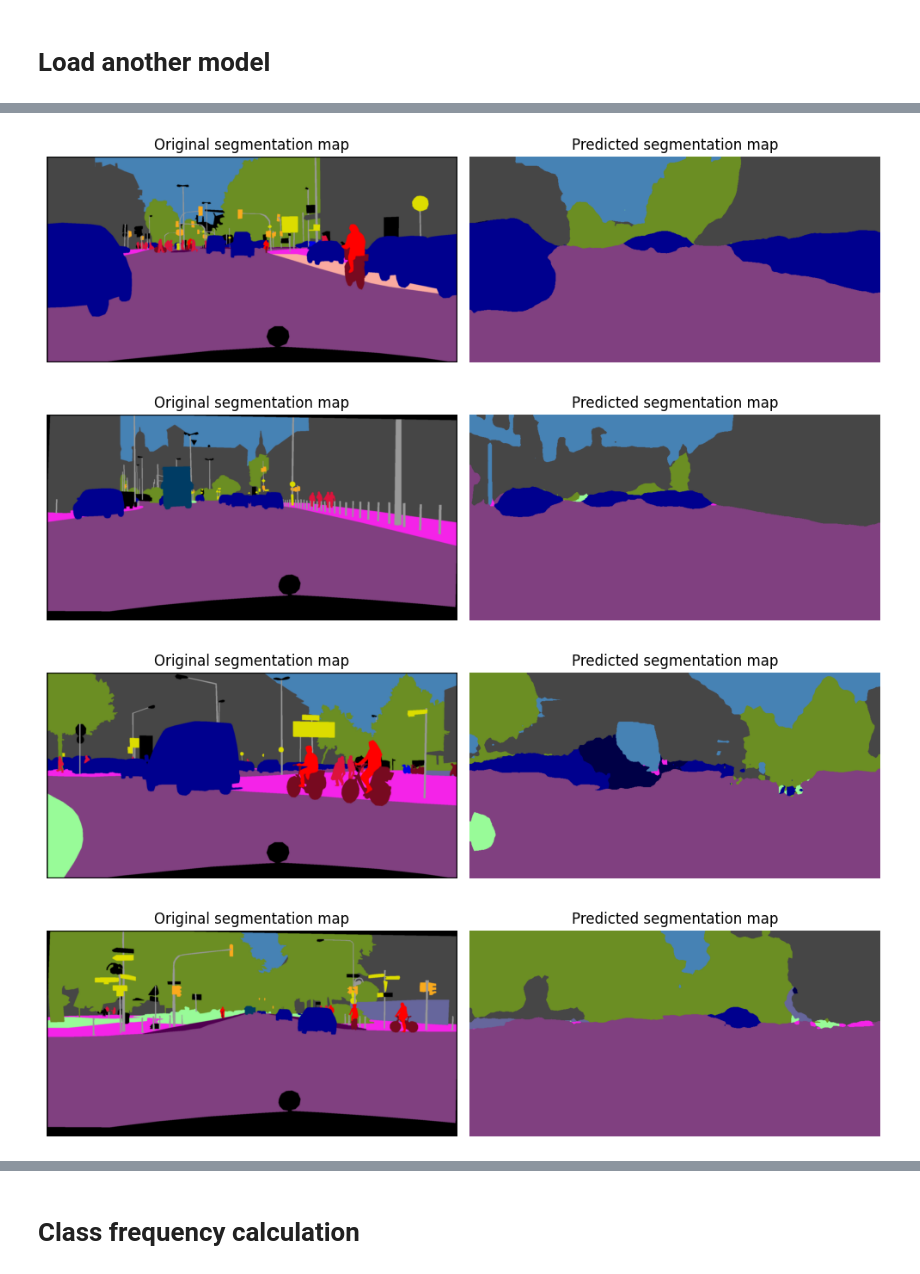
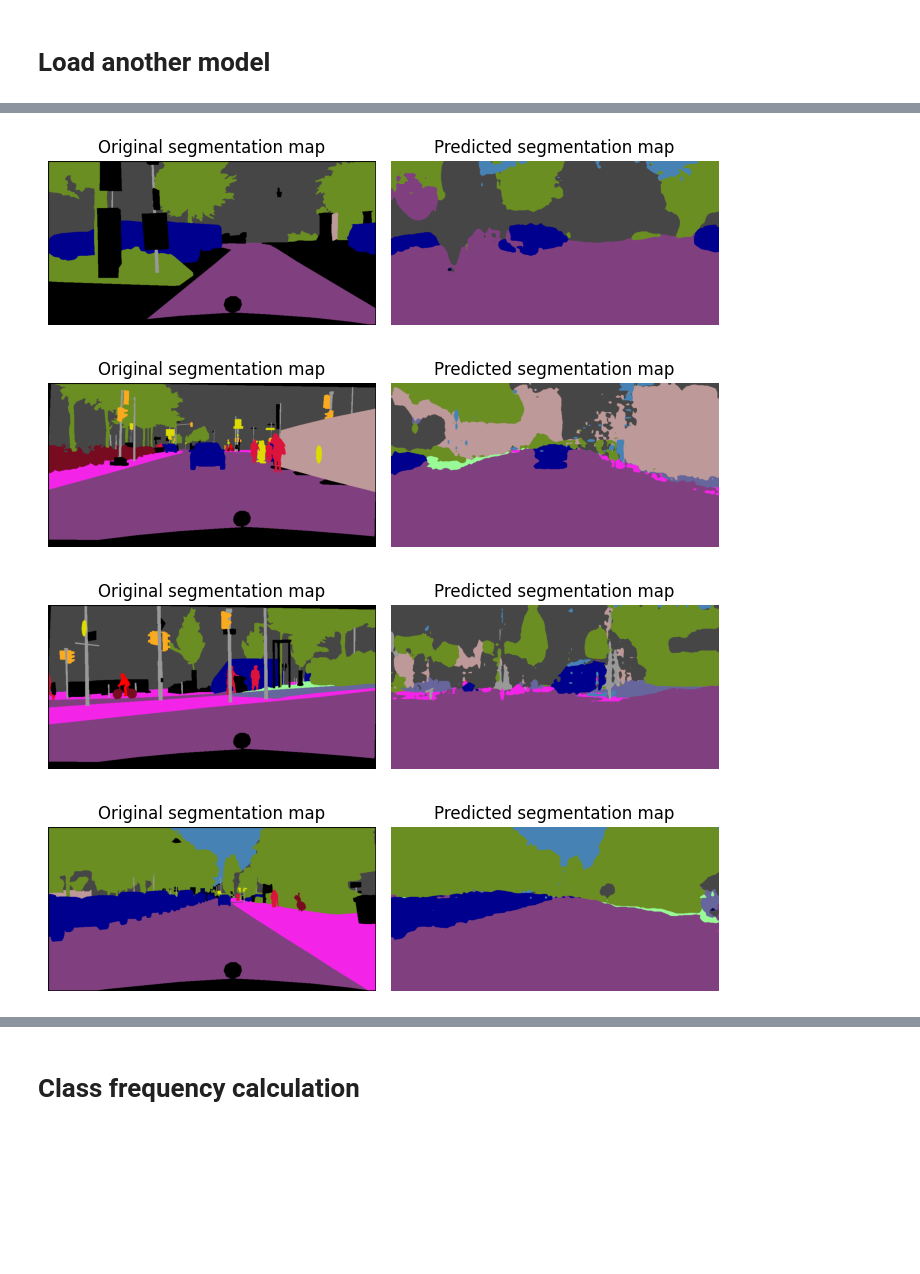
Before and after one commit to OTOTOTO02/MLDL2024_project1, a Jupyter notebook: Semantic_Segmentation_DACS.ipynb, the cells around one changed output, grey strips where cells are left out. Drawn from its saved outputs; the diff is of its cells as text; code cells hidden in the pictures; blank space fills up the shorter version.

```diff
--- a/Semantic_Segmentation_DACS.ipynb
+++ b/Semantic_Segmentation_DACS.ipynb
@@ -1811,10 +1809,11 @@ def load_model(artifact_name:str, file_prefix:str, device, id=None, epoch=50):
 
     return model
 # %%
-device = "cpu"
+device = "cuda"
 
-run_name = "step_4B_DACS_full_augmentation"
-model = load_model(artifact_name=f"{run_name}_BiSeNet-resnet18_Mixed", file_prefix=run_name, device=device, id="zfe3iniu", epoch=10)
+run_name = "step_4B_DACS_paper_aug_with_no_noise_aug_after_mixing_new"
+
+model = load_model(artifact_name=f"{run_name}_BiSeNet-resnet18_Mixed", file_prefix=run_name, device=device, id="zfe3iniu", epoch=50)
 model.eval()
 None
 # %% [output]
@@ -1835,48 +1840,77 @@ Find logs at: .\wandb\run-20250608_170319-zfe3iniu\logs
 B = 4
 H = 512
 W = 1024
 
 transform = v2.Compose([
     v2.ToTensor(),
     v2.Resize((H,W)),
-    v2.Normalize(mean=[0.485, 0.456, 0.406],
-                std=[0.229, 0.224, 0.225])
+    # v2.Normalize(mean=[0.485, 0.456, 0.406], std=[0.229, 0.224, 0.225])
 ])
 target_transform = v2.Compose([
     v2.ToTensor(),
     v2.Resize((H, W), interpolation=v2.InterpolationMode.NEAREST),
 ])
 
+s = 0.4
+custom_augmentation = v2.Compose([
+    nn.Identity(),
+    # v2.GaussianBlur(7),
+    v2.ColorJitter(brightness=s, contrast=s, saturation=s, hue=s),
+    # v2.GaussianNoise(mean=0, sigma=0.05)
+])
+
 # data = CityScapes("./Cityscapes/Cityspaces", split="train", transform=transform, target_transform=target_transform)
 data = CityScapes("./Cityscapes/Cityspaces", split="val", transform=transform, target_transform=target_transform)
-# data, _ = GTA5_dataset_splitter("./Gta5_extended", train_split_percent=1.0, split_seed=42, augment=True, transform=transform, target_transform=target_transform)
 # data, _ = GTA5_dataset_splitter("./Gta5_extended", train_split_percent=1.0, split_seed=42, augment=False, transform=transform, target_transform=target_transform)
 
 dataloader = DataLoader(data, batch_size=B, shuffle=True)
+# dataloader = DataLoader(data, batch_size=B, shuffle=False)
 
 img_tensor, color_tensor, label = next(iter(dataloader))
 
-# img_mixed, label_mixed = ClassMixer(n_classes, 0.5, device)
-predicted_labels = (model(img_tensor.to(device)).argmax(1).detach().cpu())
+img_tensor = \
+normalize(
+    custom_augmentation(
+        img_tensor
+    )
+)
+
+# img_tensor = img_tensor.clamp(0,1)
+
+predicted_labels = model(
+    img_tensor.to(device)
+).argmax(1).detach().cpu()
+
+criterion = nn.CrossEntropyLoss(ignore_index=255)
 
 for i in range(B):
-    color = tensorToImageCompatible(color_tensor[i])
+    predicted_colors = decode_segmap(predicted_labels[i].numpy())
+    true_colors = decode_segmap(label[i, 0].numpy())
 
-    predicted_colors = decode_segmap(predicted_labels[i].numpy())
+    fig, axes = plt.subplot_mosaic(
+        """
+            AABB
+            AABB
+        """,
+        figsize=(7,7), layout="tight"
+    )
+    # fig, ax = plt.subplots(2,2, figsize=(10,10), layout="tight")
 
-    fig, ax = plt.subplots(1,2, figsize=(10,10), layout="tight")
+    axes["A"].set_title("Original segmentation map")
+    axes["A"].imshow(true_colors)
+    axes["A"].axis('off')
 
-    ax[0].set_title("Original segmentation map")
-    ax[0].imshow(color)
-    ax[0].axis('off')
+    axes["B"].set_title("Predicted segmentation map")
+    axes["B"].imshow(predicted_colors)
+    axes["B"].axis('off')
 
-    ax[1].set_title("Predicted segmentation map")
-    ax[1].imshow(predicted_colors)
-    ax[1].axis('off')
+    # axes["C"].set_title("Predicted segmentation map")
+    # axes["C"].imshow(tensorToImageCompatible(img_tensor[i]))
+    # axes["C"].axis('off')
 
     fig.show()
 # %% [output]
-[figure, old version]
+[figure, new version]
-[figure, old version]
+[figure, new version]
-[figure, old version]
+[figure, new version]
-[figure, old version]
+[figure, new version]
```
Also changed, not shown: parts of 11 cells of this notebook.
